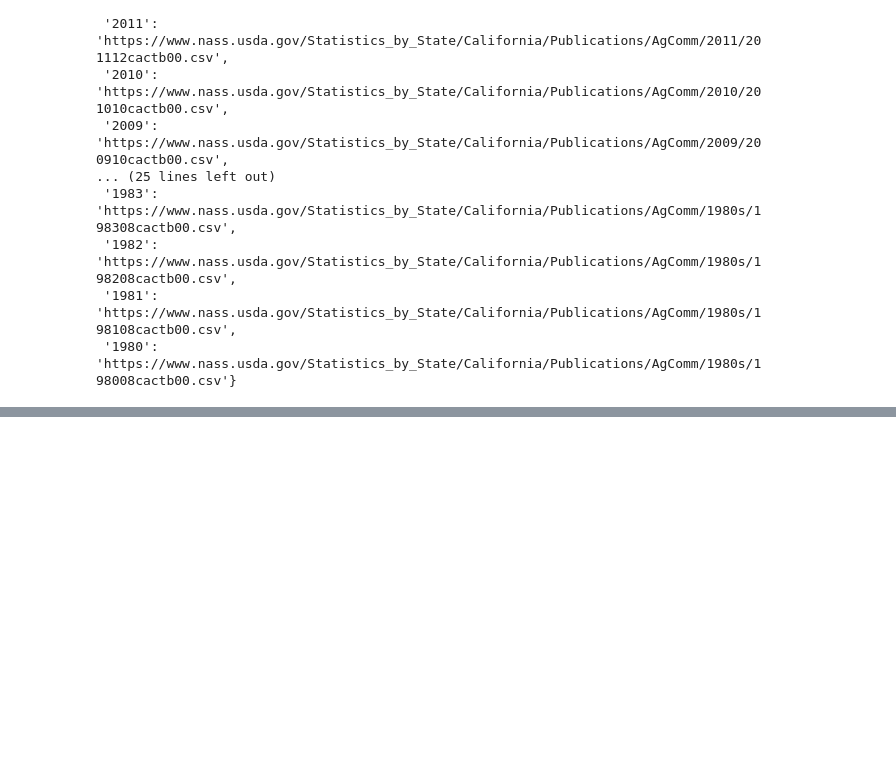
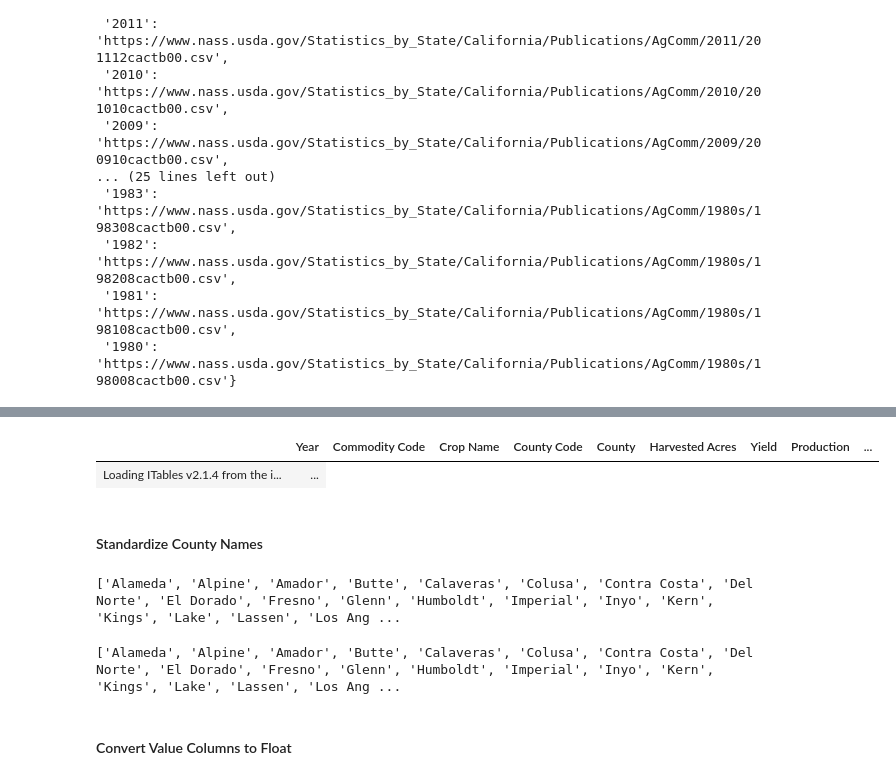
Before and after one commit to IanMalcolmRedlands/FinalProjectProposalMalcolm, a Jupyter notebook: CleaningAgricultureData.ipynb, the cells around one changed output, grey strips where cells are left out. Cells and saved outputs as stored; diff of their text form; code cells hidden in the pictures; blank space fills up the shorter version.

```diff
--- a/CleaningAgricultureData.ipynb
+++ b/CleaningAgricultureData.ipynb
@@ -42,0 +144,20 @@ links
+# %%
+target_crops = ['Grapes' , 'Lettuce' , 'Almonds' , 'Pistachios' , 'Strawberries', 'Tomatoes', 'Carrots', 'Oranges',  'Rice', 'Hay']
+
+#check to see each individual table had all the target crops
+for year, table in tables.items():
+    for tcrop in target_crops:
+        found = False
+        for cropn in table['Crop Name'].unique():
+            if cropn.lower().find(tcrop.lower()) > -1:
+                found=True
+                break
+    if found == False:
+        print(f'{year}: {tcrop}')
+# %%
+ur_table['Crop Name'] = ur_table['Crop Name'].str.strip()
+
+for tcrop in target_crops:
+    for cropn in ur_table['Crop Name'].unique():
+        if cropn.lower().find(tcrop.lower()) > -1:
+            print(tcrop+' \t'+cropn)
@@ -42,0 +182,16 @@ links
+# %%
+cropname_remaps = {
+    'LETTUCE BULK SALAD PRODS.': 'LETTUCE BULK SALAD PRODUCTS',
+    'BERRIES STRAWBERRIES F MKT': 'BERRIES STRAWBERRIES FRESH MARKET',
+    'BERRIES STRAWBERRIES PROC.': 'BERRIES STRAWBERRIES PROCESSING',
+    'BERRIES STRAWBERRIES UNSPEC': 'BERRIES STRAWBERRIES UNSPECIFIED',
+}
+
+ur_table['Crop Name'] = ur_table['Crop Name'].replace(cropname_remaps)
+
+good_list = set() #list to filter to
+for tcrop in target_crops:
+    for cropn in ur_table['Crop Name'].unique():
+        if cropn.lower().find(tcrop.lower()) > -1:
+            print(tcrop+' \t'+cropn)
+            good_list.add(cropn)
@@ -42,0 +216,32 @@ links
+# %%
+# filter to target crops
+ur_table = ur_table[ur_table['Crop Name'].isin(good_list)]
+show(ur_table)
+# %% [output]
+|  | Year | Commodity Code | Crop Name | County Code | County | Harvested Acres | Yield | Production | ... |
+| Loading ITables v2.1.4 from the i... | ... |
+# %% [markdown]
+#### Standardize County Names
+# %%
+ur_table['County'] = ur_table['County'].str.strip()
+
+coulist = list(ur_table['County'].unique())
+coulist.sort()
+print(coulist)
+# %% [output]
+['Alameda', 'Alpine', 'Amador', 'Butte', 'Calaveras', 'Colusa', 'Contra Costa', 'Del Norte', 'El Dorado', 'Fresno', 'Glenn', 'Humboldt', 'Imperial', 'Inyo', 'Kern', 'Kings', 'Lake', 'Lassen', 'Los Ang ...
+# %%
+county_remaps = {
+    'San Luis Obisp': 'San Luis Obispo',
+    'State Totals': 'State Total',
+}
+
+ur_table['County'] = ur_table['County'].replace(county_remaps)
+
+coulist = list(ur_table['County'].unique())
+coulist.sort()
+print(coulist)
+# %% [output]
+['Alameda', 'Alpine', 'Amador', 'Butte', 'Calaveras', 'Colusa', 'Contra Costa', 'Del Norte', 'El Dorado', 'Fresno', 'Glenn', 'Humboldt', 'Imperial', 'Inyo', 'Kern', 'Kings', 'Lake', 'Lassen', 'Los Ang ...
+# %% [markdown]
+#### Convert Value Columns to Float
```
Also changed, not shown: parts of 18 cells of this notebook.
